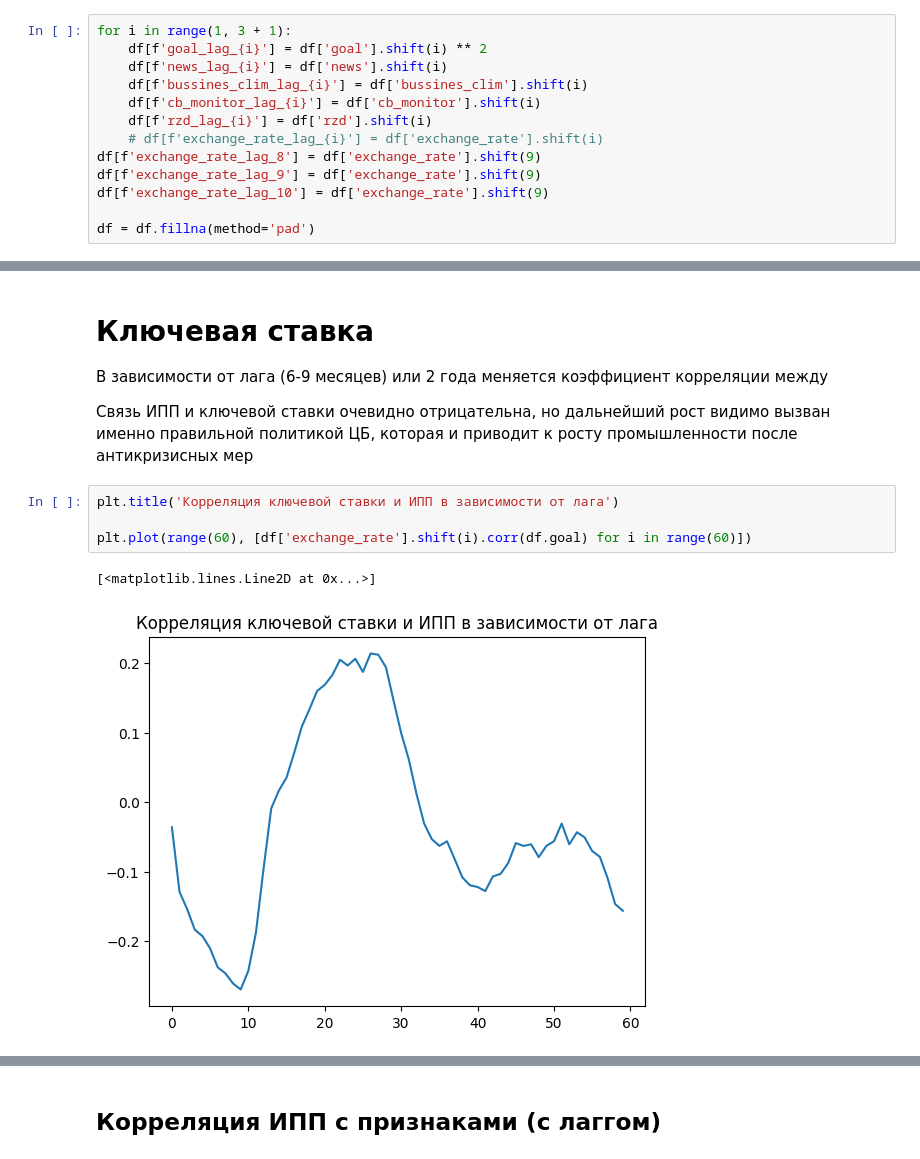
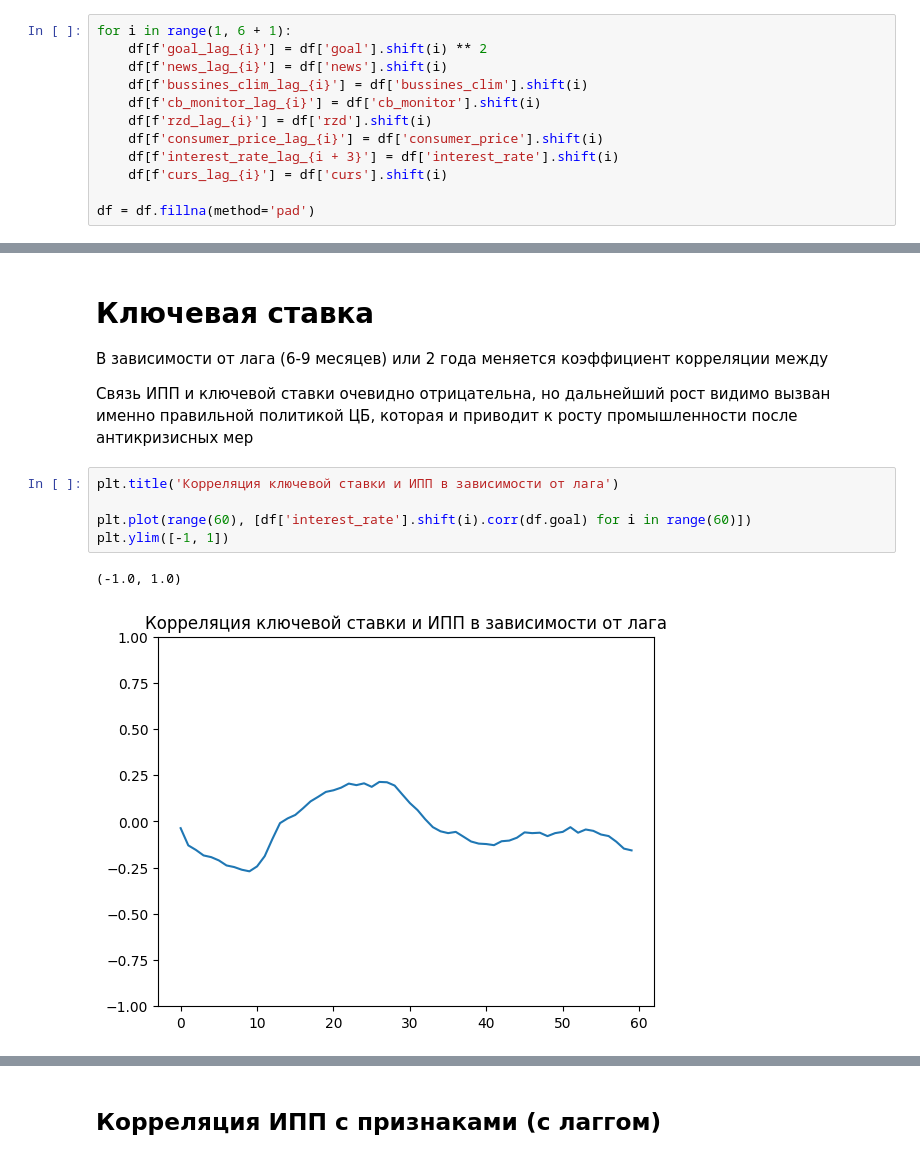
Before and after one commit to MishaAnikutin/regression-for-vavt, a Jupyter notebook: research/Индекс промышленного производства + CatBoost.ipynb, the cells around one changed output, grey strips where cells are left out. Cells and saved outputs as stored; diff of their text form.

```diff
--- a/research/Индекс промышленного производства + CatBoost.ipynb
+++ b/research/Индекс промышленного производства + CatBoost.ipynb
@@ -76,14 +76,13 @@ df.head(1)
 | 0 | 2015-01-31 | 101.3 | -1.551464 | 1049.05 | -20.468123 | -8.734671 | 65.153087 | 96.6 | 15.380952 |
 # %%
-for i in range(1, 3 + 1):
+for i in range(1, 6 + 1):
     df[f'goal_lag_{i}'] = df['goal'].shift(i) ** 2
     df[f'news_lag_{i}'] = df['news'].shift(i)
     df[f'bussines_clim_lag_{i}'] = df['bussines_clim'].shift(i)
     df[f'cb_monitor_lag_{i}'] = df['cb_monitor'].shift(i)
     df[f'rzd_lag_{i}'] = df['rzd'].shift(i)
-    # df[f'exchange_rate_lag_{i}'] = df['exchange_rate'].shift(i)
-df[f'exchange_rate_lag_8'] = df['exchange_rate'].shift(9)
-df[f'exchange_rate_lag_9'] = df['exchange_rate'].shift(9)
-df[f'exchange_rate_lag_10'] = df['exchange_rate'].shift(9)
+    df[f'consumer_price_lag_{i}'] = df['consumer_price'].shift(i)
+    df[f'interest_rate_lag_{i + 3}'] = df['interest_rate'].shift(i)
+    df[f'curs_lag_{i}'] = df['curs'].shift(i)
 
 df = df.fillna(method='pad')
@@ -104,7 +179,8 @@ df.head(3)
 # %%
 plt.title('Корреляция ключевой ставки и ИПП в зависимости от лага')
 
-plt.plot(range(60), [df['exchange_rate'].shift(i).corr(df.goal) for i in range(60)])
+plt.plot(range(60), [df['interest_rate'].shift(i).corr(df.goal) for i in range(60)])
+plt.ylim([-1, 1])
 # %% [output]
-[<matplotlib.lines.Line2D at 0x...>]
+(-1.0, 1.0)
-[figure, old version]
+[figure, new version]
```
Also changed, not shown: parts of 42 cells of this notebook.
